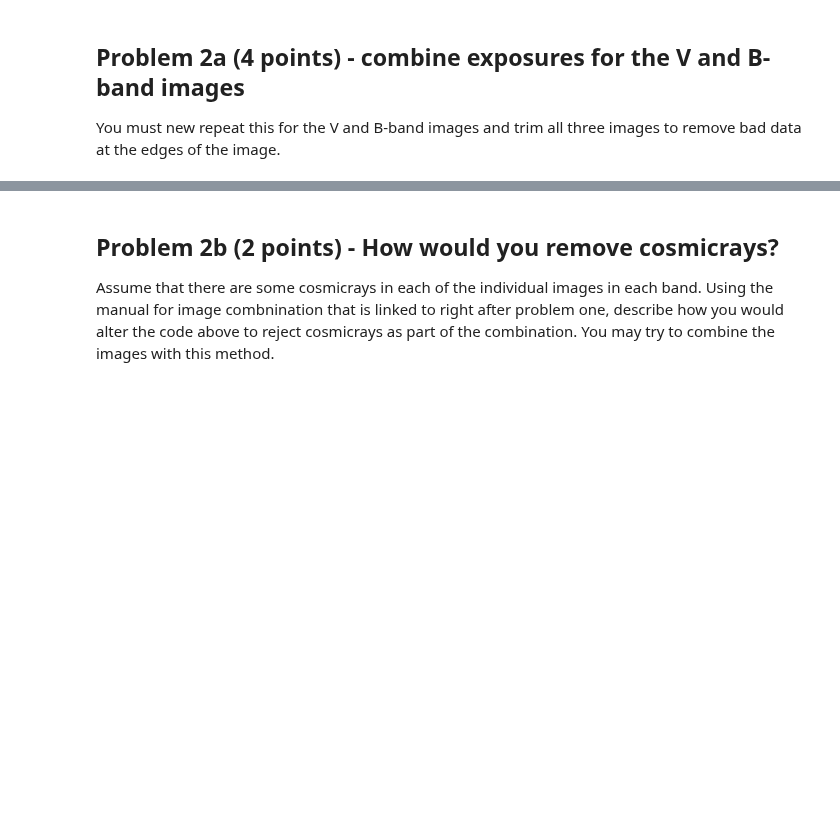
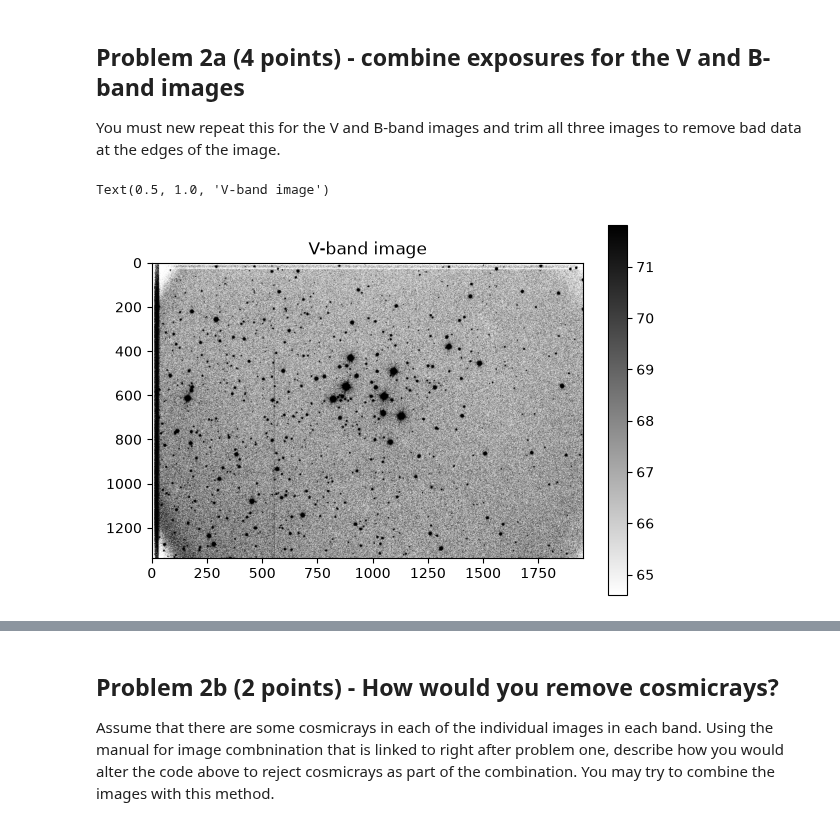
Before and after one commit to alexhlanter/ReductionProject_student, a Jupyter notebook: cluster_photometry_student.ipynb, the cells around one changed output, grey strips where cells are left out. Drawn from its saved outputs; the diff is of its cells as text; code cells hidden in the pictures; blank space fills up the shorter version.

```diff
--- a/cluster_photometry_student.ipynb
+++ b/cluster_photometry_student.ipynb
@@ -156,9 +171,9 @@ print(image_list)
 #*****************
 #Using the above code as a reference, create lists of images in each band
 #First we need to get a list for images in each filter
-rimage_list = glob.glob('')
-gimage_list = glob.glob('')
-bimage_list = glob.glob('')
+rimage_list = glob.glob('ca*r.fits') #Use the glob syntax to target the files ending in r/g/b.fits
+gimage_list = glob.glob('ca*g.fits')
+bimage_list = glob.glob('ca*b.fits')
 
 #read in the first r-band image in that list using fits.getdata.  This image will be used as a target whose WCS
 # will be used for all other images to be transformed onto
@@ -168,6 +183,6 @@ target_wcs = WCS(header)
 print(target_wcs)
 #**********************
 #now print out each of the image lists to see if they make sense
-print()
-print()
-print()
+print(rimage_list)
+print(gimage_list)
+print(bimage_list)
@@ -209,0 +240,28 @@ You must new repeat this for the V and B-band images and trim all three images t
+# %%
+#*********************
+#repeat for the V-band images
+
+reprojected = []
+#loop through each image name
+for image_name in gimage_list:
+    #read the image into a "CCDData" object
+    img = CCDData.read(image_name)
+    #take each image, and reproject it onto an identical coordinate grid to the target image
+    new_image = wcs_project(img, target_wcs)
+    #this is a list of all the reprojected images
+    reprojected.append(new_image)
+
+# combine the reprojected images into one image
+combiner = Combiner(reprojected)
+stacked_image = combiner.average_combine()
+
+
+# save the combined image
+fits.writeto('M29V.fits',stacked_image,overwrite=True,header=rheader)
+# display the combined image
+plt.figure()
+imdisplay(stacked_image)
+plt.title('V-band image')
+# %% [output]
+Text(0.5, 1.0, 'V-band image')
+[figure, added]
```
Also changed, not shown: parts of 15 cells of this notebook.
